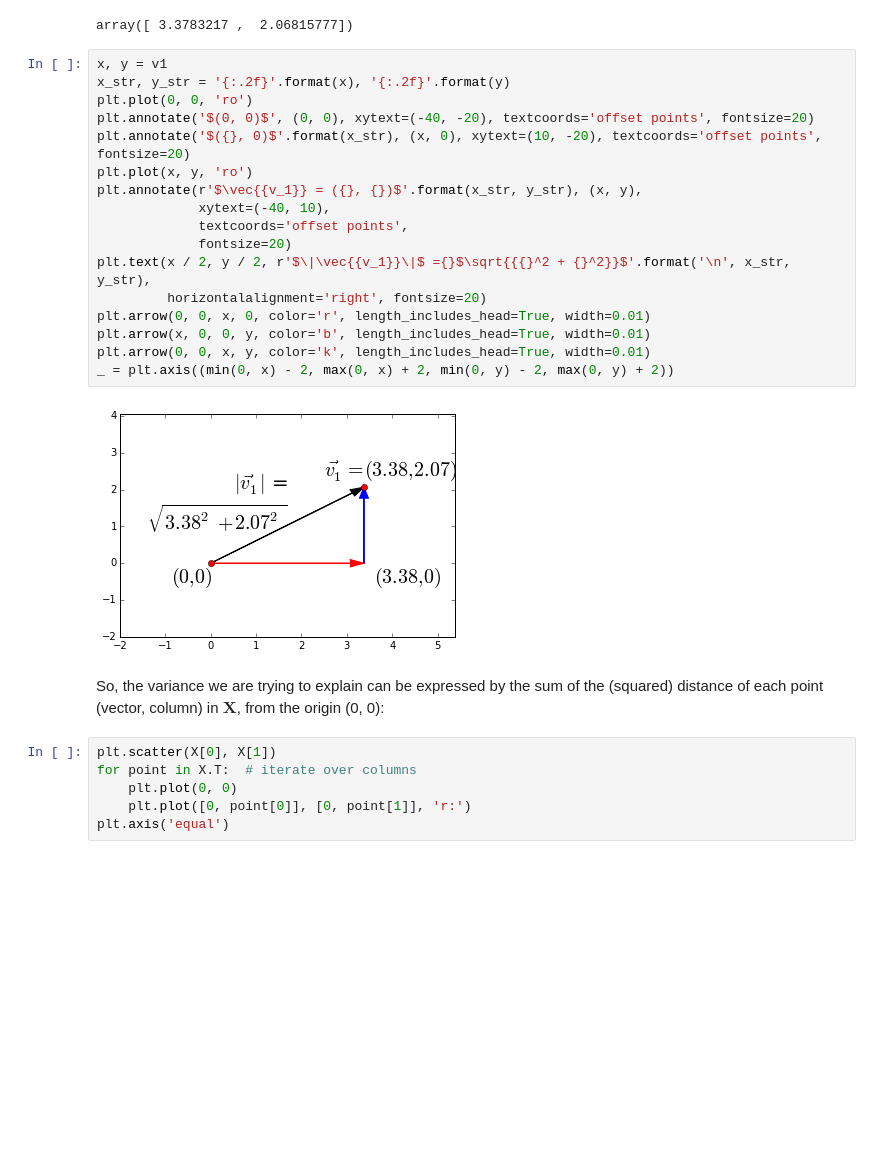
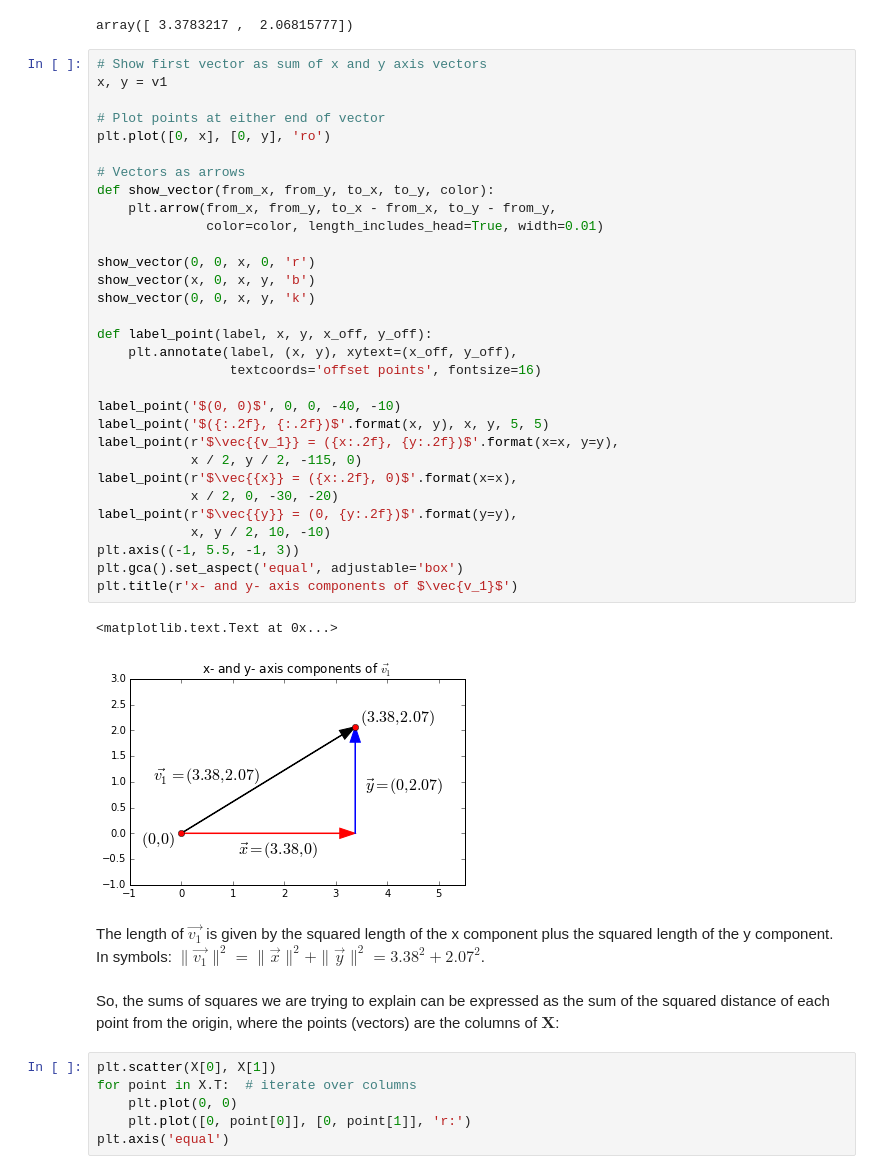
Before and after one commit to practical-neuroimaging/pna2015, a Jupyter notebook: day7/pca_introduction.ipynb, the cells around one changed output. Drawn from its saved outputs; the diff is of its cells as text; blank space fills up the shorter version.

```diff
--- a/day7/pca_introduction.ipynb
+++ b/day7/pca_introduction.ipynb
@@ -65,27 +68,44 @@ v1 = X[:, 0]
 v1
 # %% [output]
 array([ 3.3783217 ,  2.06815777])
-# %%
-x, y = v1
-x_str, y_str = '{:.2f}'.format(x), '{:.2f}'.format(y)
-plt.plot(0, 0, 'ro')
-plt.annotate('$(0, 0)$', (0, 0), xytext=(-40, -20), textcoords='offset points', fontsize=20)
-plt.annotate('$({}, 0)$'.format(x_str), (x, 0), xytext=(10, -20), textcoords='offset points', fontsize=20)
-plt.plot(x, y, 'ro')
-plt.annotate(r'$\vec{{v_1}} = ({}, {})$'.format(x_str, y_str), (x, y),
-             xytext=(-40, 10),
-             textcoords='offset points',
-             fontsize=20)
-plt.text(x / 2, y / 2, r'$\|\vec{{v_1}}\|$ ={}$\sqrt{{{}^2 + {}^2}}$'.format('\n', x_str, y_str),
-         horizontalalignment='right', fontsize=20)
-plt.arrow(0, 0, x, 0, color='r', length_includes_head=True, width=0.01)
-plt.arrow(x, 0, 0, y, color='b', length_includes_head=True, width=0.01)
-plt.arrow(0, 0, x, y, color='k', length_includes_head=True, width=0.01)
-_ = plt.axis((min(0, x) - 2, max(0, x) + 2, min(0, y) - 2, max(0, y) + 2))
-# %% [output]
-[figure, removed]
+# %%
+# Show first vector as sum of x and y axis vectors
+x, y = v1
+
+# Plot points at either end of vector
+plt.plot([0, x], [0, y], 'ro')
+
+# Vectors as arrows
+def show_vector(from_x, from_y, to_x, to_y, color):
+    plt.arrow(from_x, from_y, to_x - from_x, to_y - from_y,
+              color=color, length_includes_head=True, width=0.01)
+
+show_vector(0, 0, x, 0, 'r')
+show_vector(x, 0, x, y, 'b')
+show_vector(0, 0, x, y, 'k')
+
+def label_point(label, x, y, x_off, y_off):
+    plt.annotate(label, (x, y), xytext=(x_off, y_off),
+                 textcoords='offset points', fontsize=16)
+
+label_point('$(0, 0)$', 0, 0, -40, -10)
+label_point('$({:.2f}, {:.2f})$'.format(x, y), x, y, 5, 5)
+label_point(r'$\vec{{v_1}} = ({x:.2f}, {y:.2f})$'.format(x=x, y=y),
+            x / 2, y / 2, -115, 0)
+label_point(r'$\vec{{x}} = ({x:.2f}, 0)$'.format(x=x),
+            x / 2, 0, -30, -20)
+label_point(r'$\vec{{y}} = (0, {y:.2f})$'.format(y=y),
+            x, y / 2, 10, -10)
+plt.axis((-1, 5.5, -1, 3))
+plt.gca().set_aspect('equal', adjustable='box')
+plt.title(r'x- and y- axis components of $\vec{v_1}$')
+# %% [output]
+<matplotlib.text.Text at 0x...>
+[figure, added]
+# %% [markdown]
+The length of $\vec{v_1}$ is given by the squared length of the x component plus the squared length of the y component.  In symbols: $\|\vec{v_1}\|^2 = \|\vec{x}\|^2 + \|\vec{y}\|^2 = 3.38^2 + 2.07^2$.
 # %% [markdown]
-So, the variance we are trying to explain can be expressed by the sum of the (squared) distance of each point (vector, column) in $\mathbf{X}$, from the origin (0, 0):
+So, the sums of squares we are trying to explain can be expressed as the sum of the squared distance of each point from the origin, where the points (vectors) are the columns of $\mathbf{X}$:
 # %%
 plt.scatter(X[0], X[1])
 for point in X.T:  # iterate over columns
```
Also changed, not shown: parts of 38 cells of this notebook.
